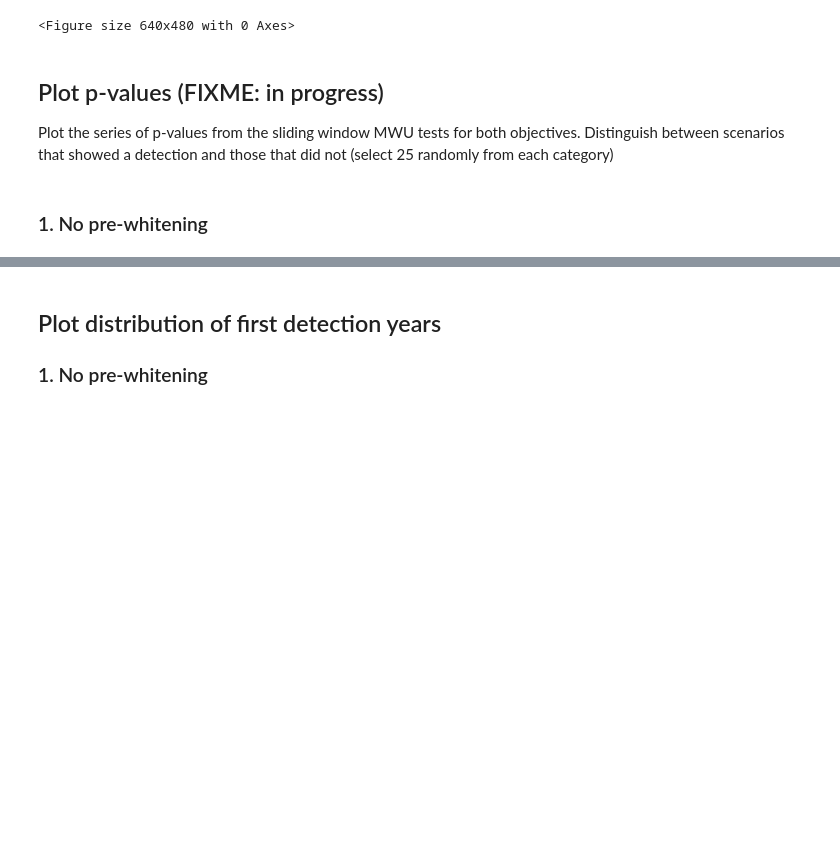
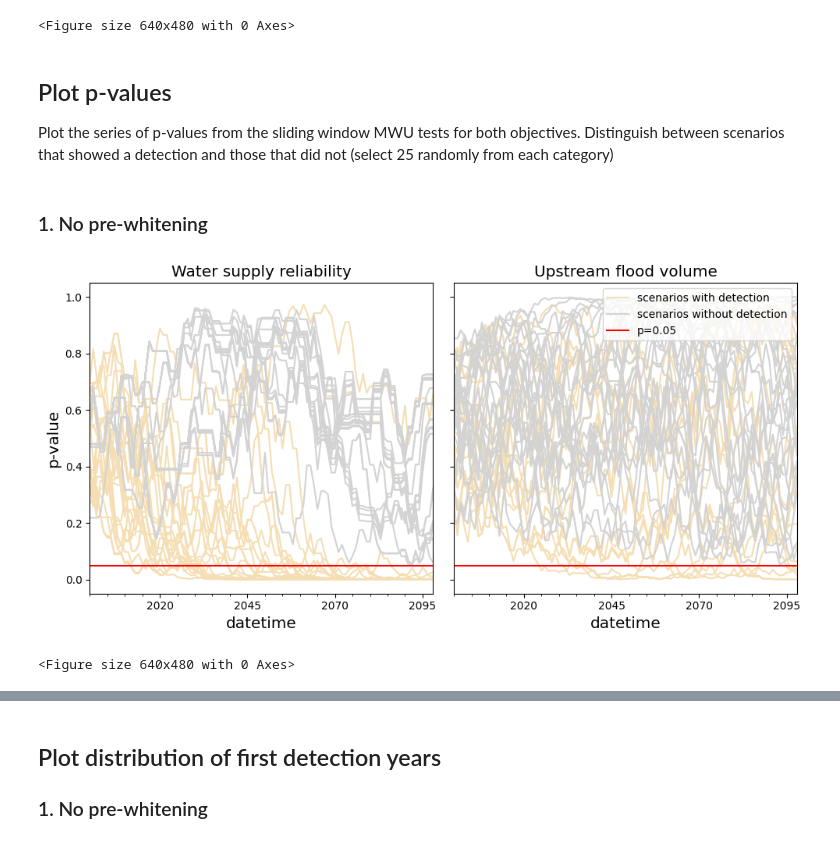
Before and after one commit to Matt2371/climate_detection, a Jupyter notebook: article_figs.ipynb, the cells around one changed output, grey strips where cells are left out. Saved outputs shown, nothing was run; the diff lists cells and outputs as text; code cells hidden in the pictures; blank space fills up the shorter version.

```diff
--- a/article_figs.ipynb
+++ b/article_figs.ipynb
@@ -133,7 +133,7 @@ plot_rcp_objective()
 [figure]
 <Figure size 640x480 with 0 Axes>
 # %% [markdown]
-## Plot p-values (FIXME: in progress)
+## Plot p-values
 Plot the series of p-values from the sliding window MWU tests for both objectives. Distinguish between scenarios that showed a detection and those that did not (select 25 randomly from each category)
 # %% [markdown]
 ### 1. No pre-whitening
@@ -193,3 +206,8 @@ def pvals_filter(win_size=50, pre_whitening=False):
     plt.clf()
 
     return
+# %%
+pvals_filter()
+# %% [output]
+[figure, added]
+<Figure size 640x480 with 0 Axes>
```
Also changed, not shown: parts of 33 cells of this notebook, 40 other files.
